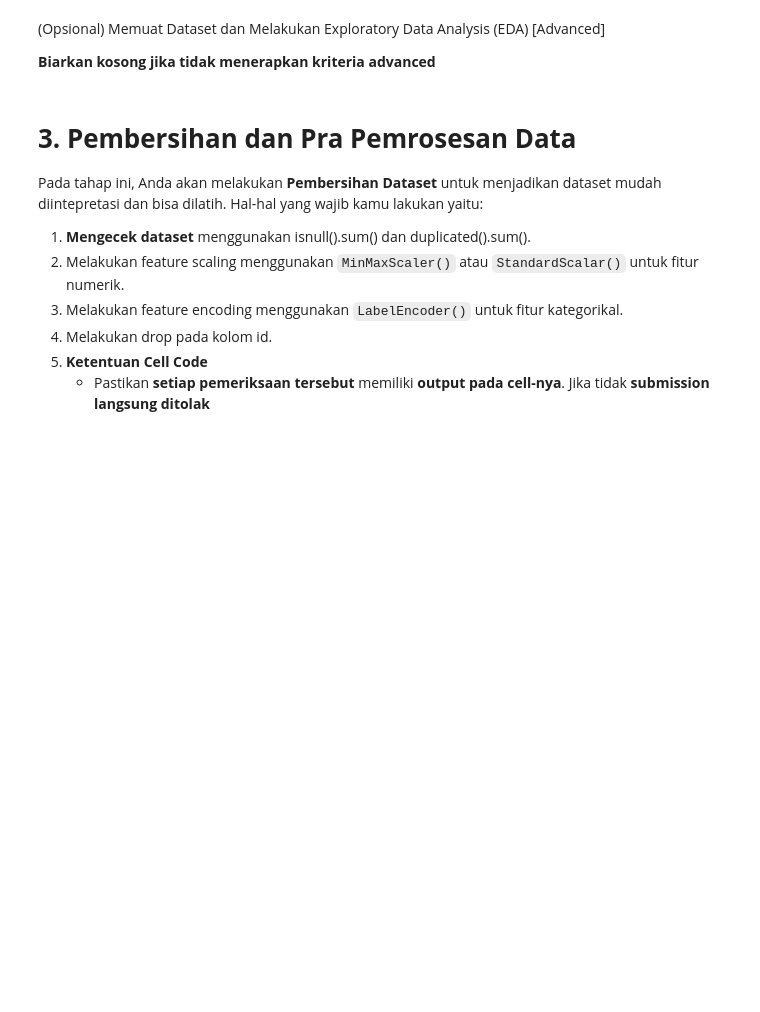
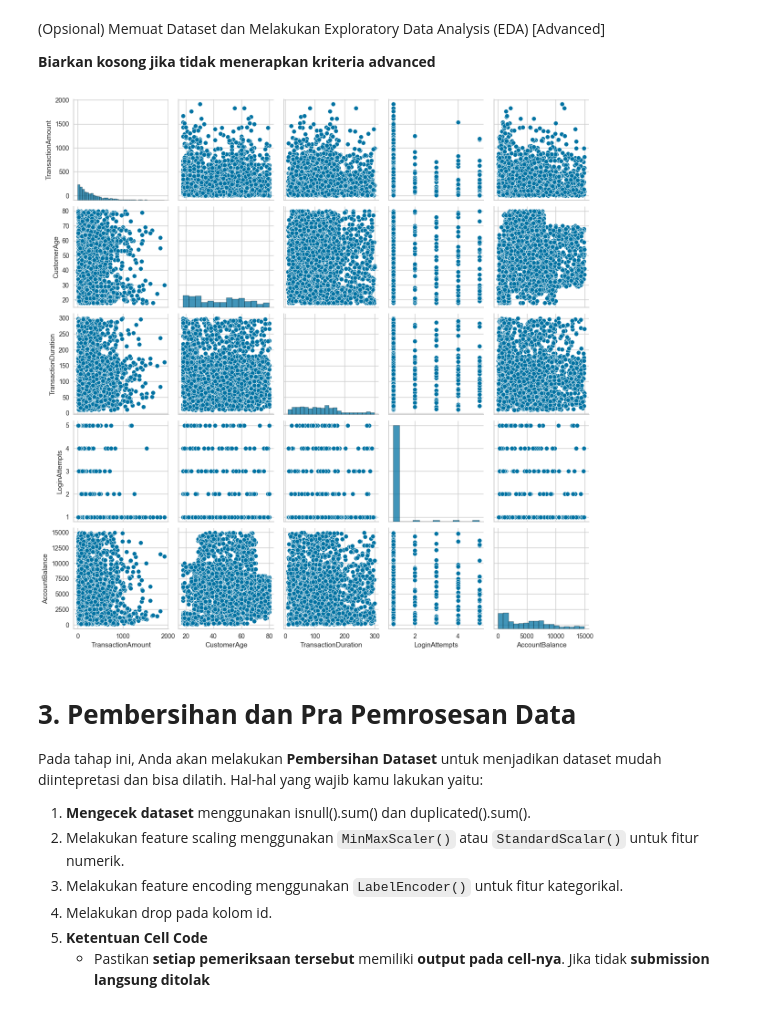
Before and after one commit to redomeire/banking-ml, a Jupyter notebook: [Clustering]_Submission_Akhir_BMLP_Redomeire.ipynb, the cells around one changed output. Cells and saved outputs as stored; diff of their text form; code cells hidden in the pictures; blank space fills up the shorter version.

```diff
--- a/[Clustering]_Submission_Akhir_BMLP_Redomeire.ipynb
+++ b/[Clustering]_Submission_Akhir_BMLP_Redomeire.ipynb
@@ -88,6 +154,10 @@ Kriteria 1 akan diterima ketika Anda menggunakan fungsi yang diminta tanpa menam
 **Biarkan kosong jika tidak menerapkan kriteria advanced**
 # %%
 # Visualisasi yang lebih informatif (Opsional Advanced 1)
+sns.pairplot(num_features)
+plt.show()
+# %% [output]
+[figure, added]
 # %% [markdown]
 # **3. Pembersihan dan Pra Pemrosesan Data**
 
```
Also changed, not shown: parts of 18 cells of this notebook, 2 other files.
